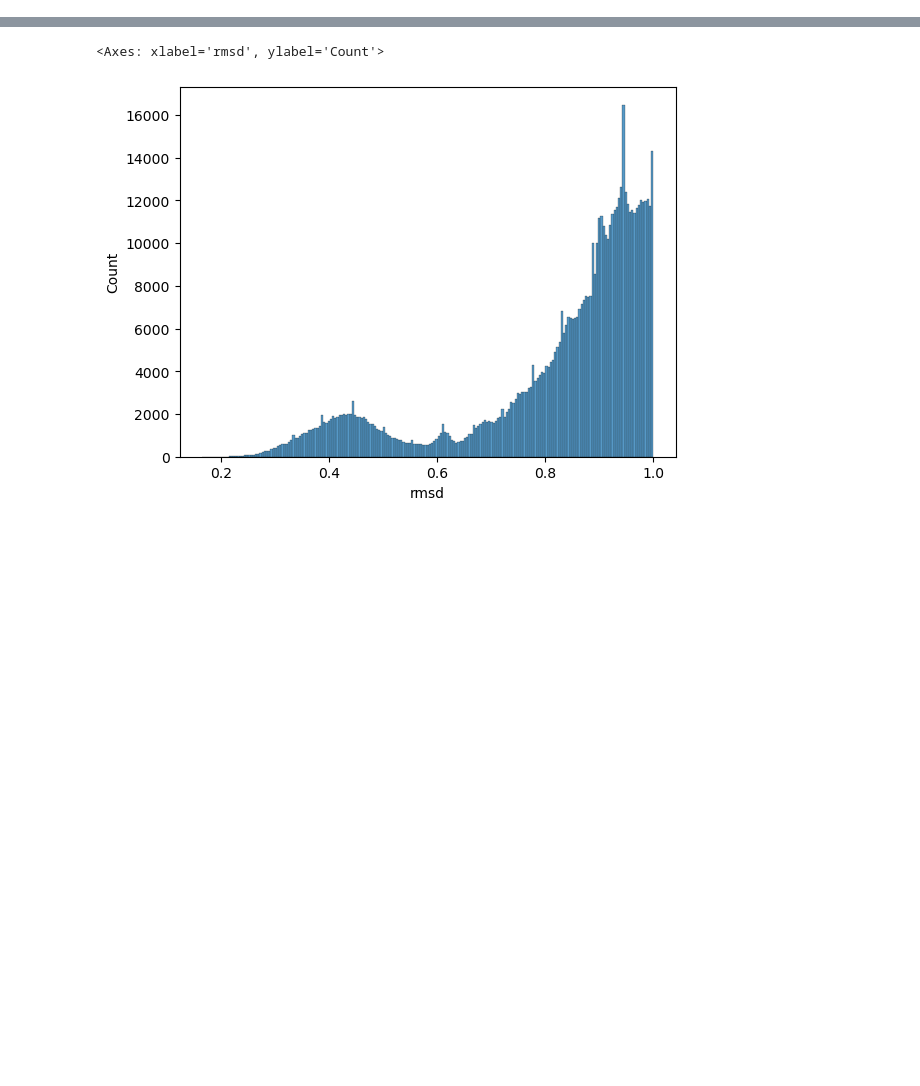
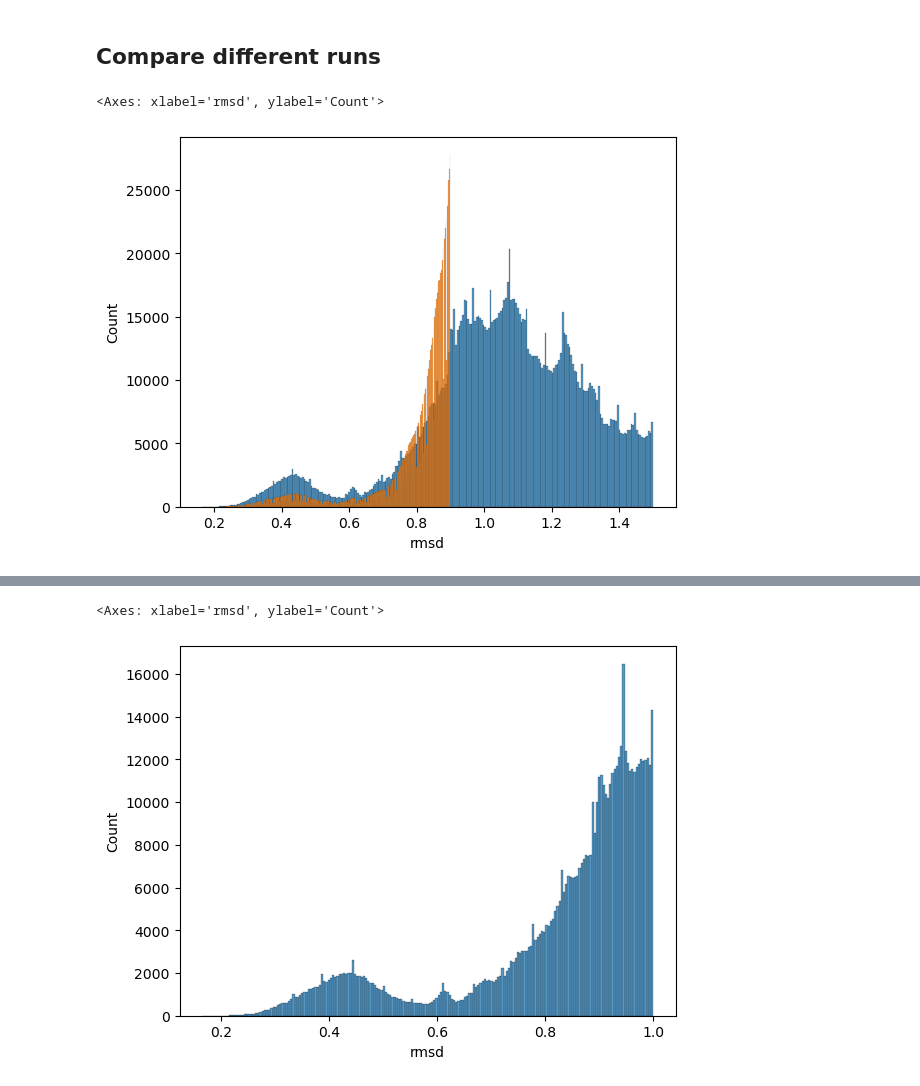
Before and after one commit to FranceCosta/isopeptide_bonds_global_survey, a Jupyter notebook: analysis/20241206_AFDBScan_isopeptor_v1/tests.ipynb, the cells around one changed output, grey strips where cells are left out. Cells and saved outputs as stored; diff of their text form; code cells hidden in the pictures; blank space fills up the shorter version.

```diff
--- a/analysis/20241206_AFDBScan_isopeptor_v1/tests.ipynb
+++ b/analysis/20241206_AFDBScan_isopeptor_v1/tests.ipynb
@@ -7,3 +7,38 @@ import matplotlib.pyplot as plt
 import matplotlib.patches as mpatches
 import numpy as np
 import matplotlib as mpl
+# %% [markdown]
+## Compare different runs
+# %%
+# Some V8 jobs failed (some due to memory, now increased, mostly because the structure files were not there. Made sure they have been copied properly now.)
+
+RESULT_GLOB_V7 = "/hps/nobackup/agb/research/francesco/tmp/jessAFDB_v7/results/*/jess_out.csv"
+#RESULT_GLOB_V8 = "/hps/nobackup/agb/research/francesco/tmp/jessAFDB_v8/results/*/jess_out.csv"
+
+columns = ("struct_file", "protein_name", "probability", "chain", "r1_bond",
+            "r_cat", "r2_bond", "r1_bond_name", "r_cat_name", "r2_bond_name",
+            "bond_type", "rmsd", "r_asa", "template")
+
+df_v7 = pd.DataFrame(columns=columns)
+
+for file in glob.glob(RESULT_GLOB_V7):
+    tmp_df = pd.read_csv(file, names=columns)
+    tmp_df = tmp_df.sort_values("rmsd").drop_duplicates(["protein_name", "r1_bond", "r_cat", "r2_bond"], keep="first")
+    df_v7 = pd.concat([df_v7, tmp_df])
+
+#df_v8 = pd.DataFrame(columns=columns)
+
+#for file in glob.glob(RESULT_GLOB_V8):
+#    tmp_df = pd.read_csv(file, names=columns)
+#    tmp_df = tmp_df.sort_values("rmsd").drop_duplicates(["protein_name", "r1_bond", "r_cat", "r2_bond"], keep="first")
+#    df_v8 = pd.concat([df_v8, tmp_df])
+
+df_v8 = pd.read_csv("tmp/afdb_scan_v3.csv")
+# %%
+df_v7 = df_v7.sort_values("rmsd").drop_duplicates(["protein_name", "r1_bond", "r_cat", "r2_bond"], keep="first")
+# %%
+sns.histplot(df_v7, x="rmsd")
+sns.histplot(df_v8[df_v8["rmsd"]<1.5], x="rmsd")
+# %% [output]
+<Axes: xlabel='rmsd', ylabel='Count'>
+[figure, added]
```
Also changed, not shown: parts of 3 cells of this notebook, 17 other files.
